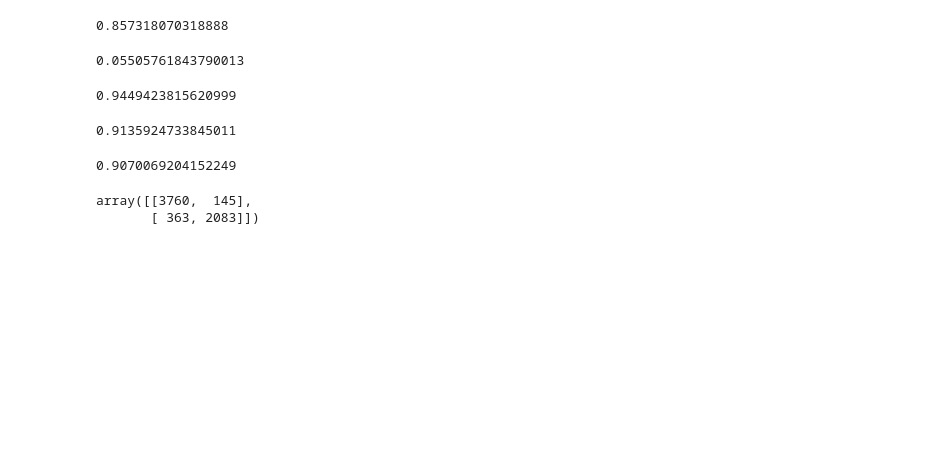
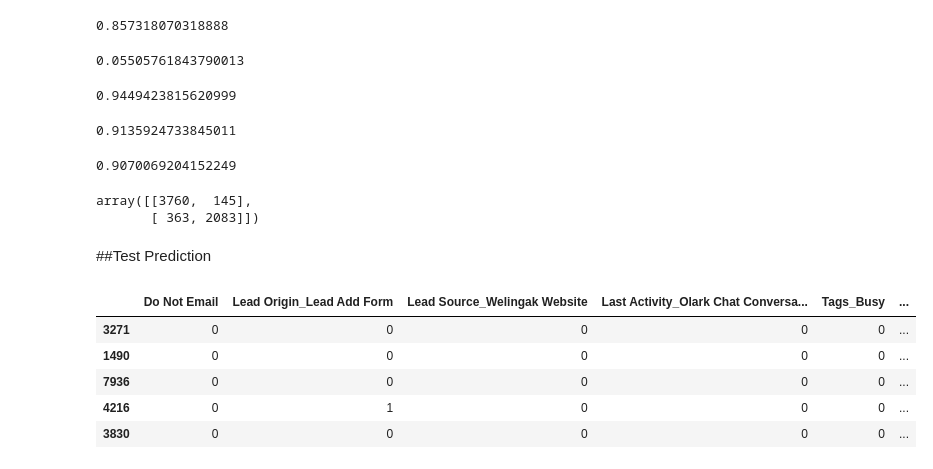
Before and after one commit to stefano2211/RepositorioDataScienceProjects, a Jupyter notebook: LeadScore.ipynb, the cells around one changed output. Drawn from its saved outputs; the diff is of its cells as text; code cells hidden in the pictures; blank space fills up the shorter version.

```diff
--- a/LeadScore.ipynb
+++ b/LeadScore.ipynb
@@ -1515,3 +1515,15 @@ confusion
 # %% [output]
 array([[3760,  145],
        [ 363, 2083]])
+# %% [markdown]
+##Test Prediction
+# %%
+X_test = X_test[col1]
+X_test.head()
+# %% [output]
+|  | Do Not Email | Lead Origin_Lead Add Form | Lead Source_Welingak Website | Last Activity_Olark Chat Conversa... | Tags_Busy | ... |
+| 3271 | 0 | 0 | 0 | 0 | 0 | ... |
+| 1490 | 0 | 0 | 0 | 0 | 0 | ... |
+| 7936 | 0 | 0 | 0 | 0 | 0 | ... |
+| 4216 | 0 | 1 | 0 | 0 | 0 | ... |
+| 3830 | 0 | 0 | 0 | 0 | 0 | ... |
```
Also changed, not shown: parts of 17 cells of this notebook.
